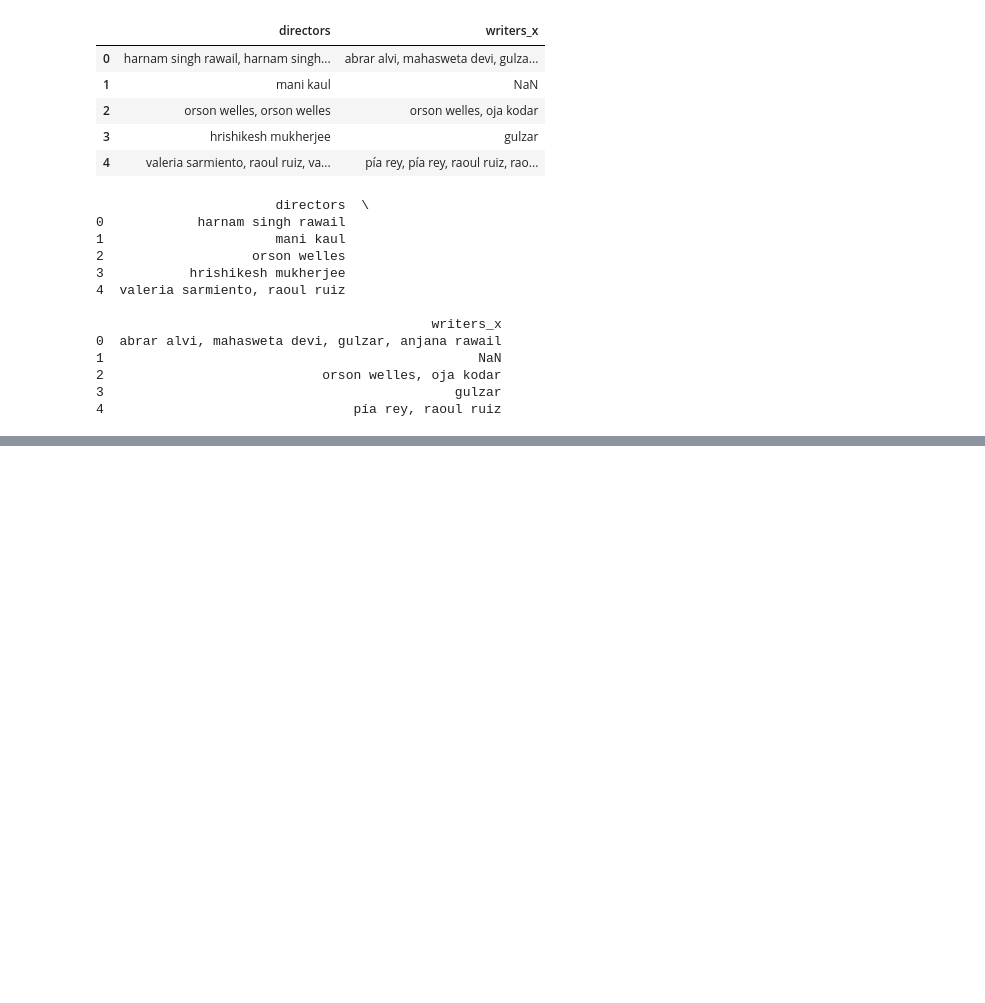
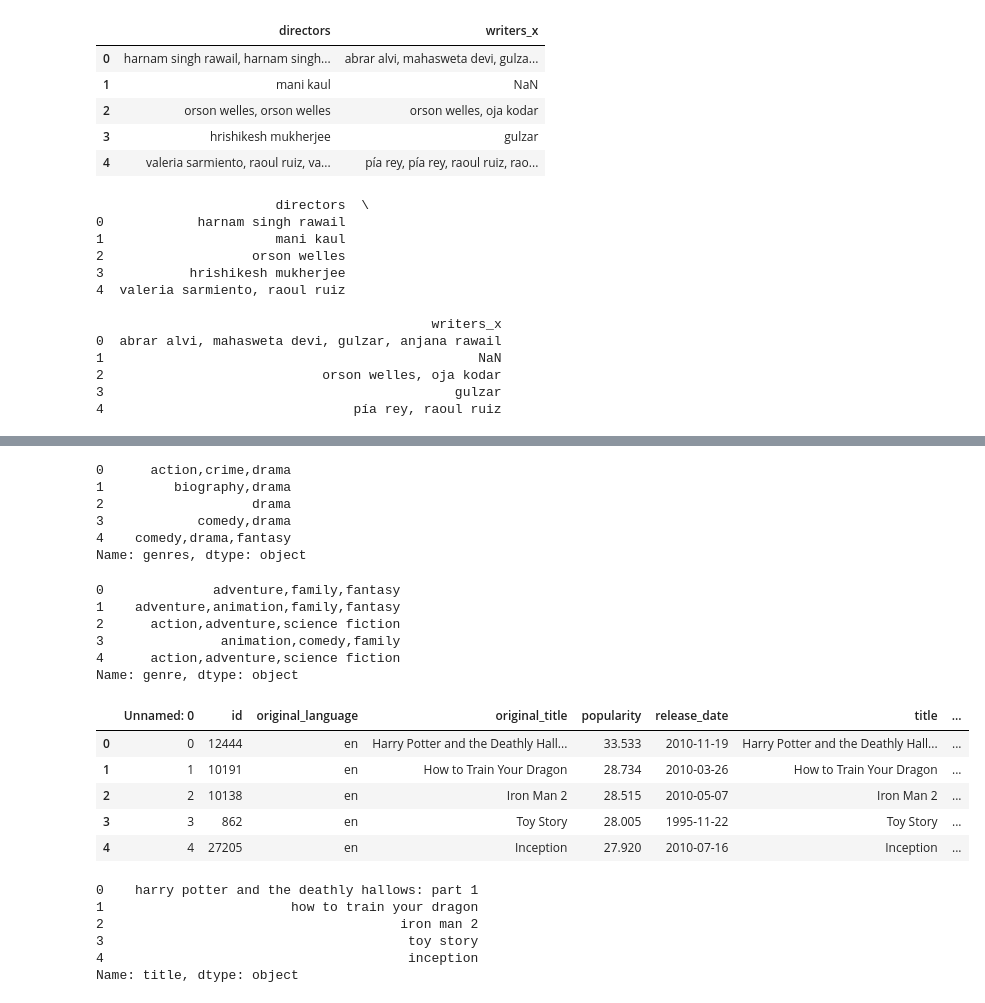
Before and after one commit to agambino720/movie_analytics_project, a Jupyter notebook: movie_analytics_project.ipynb, the cells around one changed output, grey strips where cells are left out. Drawn from its saved outputs; the diff is of its cells as text; code cells hidden in the pictures; blank space fills up the shorter version.

```diff
--- a/movie_analytics_project.ipynb
+++ b/movie_analytics_project.ipynb
@@ -705,0 +945,53 @@ full_df.head(10)
+# %%
+#Standardizing genre and dropping genre ids
+
+def standardize_genres(genre_string):
+    if genre_string is None:
+        return ''
+    genres = [genre.strip().lower() for genre in genre_string.split(',')]
+    genres.sort()
+    return ','.join(genres)
+
+tmdb_movies['genre'] = tmdb_movies['genre'].apply(standardize_genres)
+full_df['genres'] = full_df['genres'].apply(standardize_genres)
+
+tmdb_movies.drop(columns=['genre_ids'], inplace=True)
+
+tmdb_movies['genre'].head()
+full_df['genres'].head()
+# %% [output]
+0      action,crime,drama
+1         biography,drama
+2                   drama
+3            comedy,drama
+4    comedy,drama,fantasy
+Name: genres, dtype: object
+# %%
+tmdb_movies['genre'].head()
+# %% [output]
+0              adventure,family,fantasy
+1    adventure,animation,family,fantasy
+2      action,adventure,science fiction
+3               animation,comedy,family
+4      action,adventure,science fiction
+Name: genre, dtype: object
+# %%
+tmdb_movies.head()
+# %% [output]
+|  | Unnamed: 0 | id | original_language | original_title | popularity | release_date | title | ... |
+| 0 | 0 | 12444 | en | Harry Potter and the Deathly Hall... | 33.533 | 2010-11-19 | Harry Potter and the Deathly Hall... | ... |
+| 1 | 1 | 10191 | en | How to Train Your Dragon | 28.734 | 2010-03-26 | How to Train Your Dragon | ... |
+| 2 | 2 | 10138 | en | Iron Man 2 | 28.515 | 2010-05-07 | Iron Man 2 | ... |
+| 3 | 3 | 862 | en | Toy Story | 28.005 | 1995-11-22 | Toy Story | ... |
+| 4 | 4 | 27205 | en | Inception | 27.920 | 2010-07-16 | Inception | ... |
+# %%
+#Standardizing title name
+tmdb_movies['title'] = tmdb_movies['title'].apply(standardize_text)
+tmdb_movies["title"].head()
+# %% [output]
+0    harry potter and the deathly hallows: part 1
+1                        how to train your dragon
+2                                      iron man 2
+3                                       toy story
+4                                       inception
+Name: title, dtype: object
```
Also changed, not shown: parts of 20 cells of this notebook.
